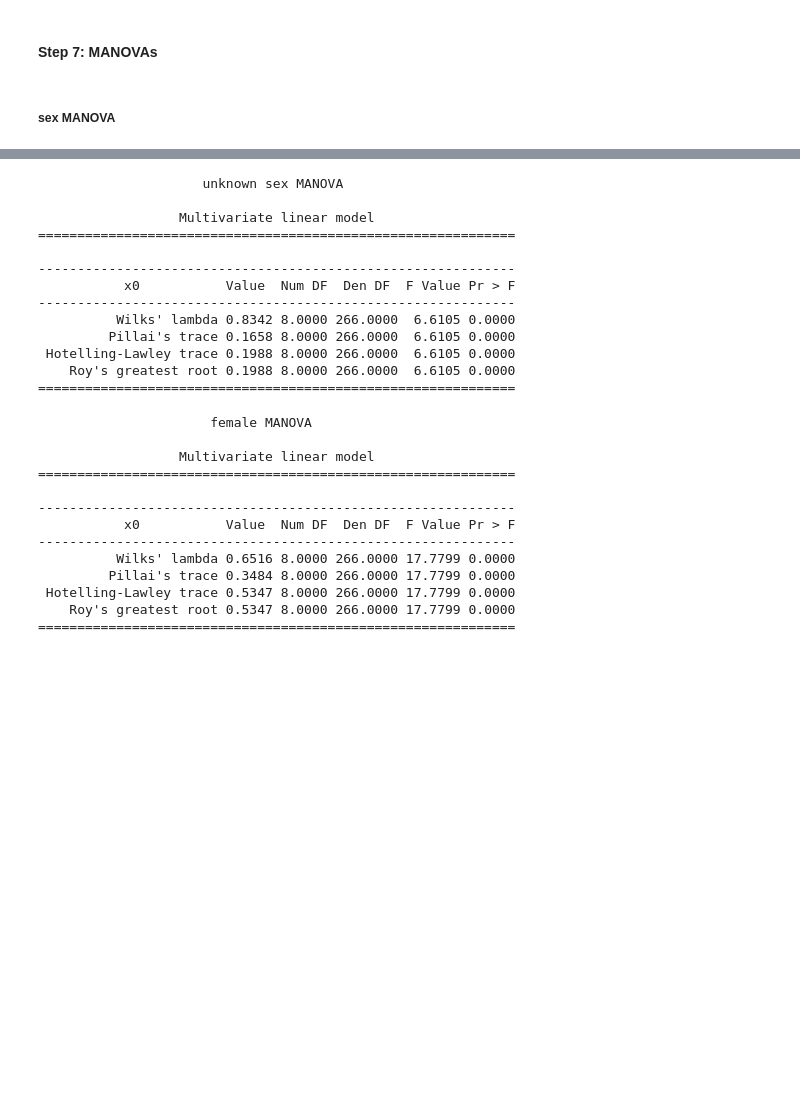
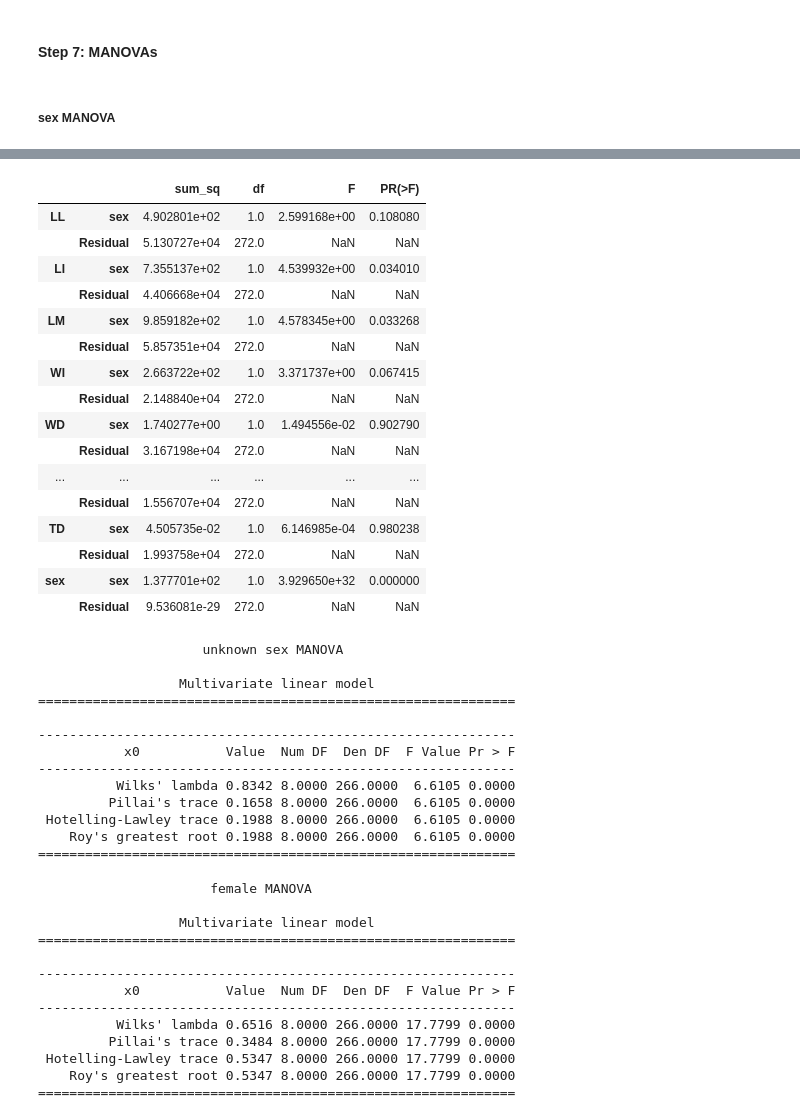
Before and after one commit to achilnos/Artiodactyla-Project, a Jupyter notebook: Artiodactyla clustering analysis.ipynb, the cells around one changed output, grey strips where cells are left out. Saved outputs shown, nothing was run; the diff lists cells and outputs as text; code cells hidden in the pictures; blank space fills up the shorter version.

Commit message:
Update Artiodactyla clustering analysis.ipynb
Working through some confusion mostly related to syntax and purpose of ANOVAs and MANOVAs.

```diff
--- a/Artiodactyla clustering analysis.ipynb
+++ b/Artiodactyla clustering analysis.ipynb
@@ -606,0 +530,66 @@ NameError: name 'tst_out' is not defined
+# %%
+#this apparently needs the values in the ANOVA to be numeric
+#just kidding, plot twist, the MANOVA was probably fine.
+#the key is to do the ANOVA within subgroups of the dataset (families) that
+#are similar, and use the MANOVA for the full dataset.
+#I need to make the types all numeric (weird, but hopefully will work)
+def X_y_ANOVA(df_lc):
+    y_col = df_lc.iloc[:,-1]
+    n_samples = df_lc.shape[0]
+    y_dummies = pd.get_dummies(df_lc.iloc[:,-1])
+    cat_formula = 'LL + LI + LM + WI + WD + TP + TI + TD ~ ' + list(df_lc.columns.values)[-1]
+    cat_formula = '{} ~ ' + list(df_lc.columns.values)[-1]
+    n_classes = len(y_col.unique())
+    y_title = df_lc.columns[-1]
+    y_c_l = y_col.tolist()
+
+    lst_cat_dfs = []
+    for num, cat in zip(range(n_classes), y_col.unique()):
+        #assign all values with cat to num
+        y_c_l = [num if x==cat else x for x in y_c_l]
+        #instead try to extract the data into separate dataframes by catagory membership
+        #cat_df = df_lc.groupby([cat])
+        #cat_df = df_lc[df_lc.iloc[:,-1] == cat]
+        #lst_cat_dfs.append(cat_df)
+        mask = df_lc.iloc[:,-1] == cat
+        #print(mask)
+        cat_df = df_lc[mask]
+        lst_cat_dfs.append(cat_df)
+
+    #for dataf in lst_cat_dfs:
+    #    print(dataf.shape)
+
+    #print(ss.f_oneway(lst_cat_dfs))
+    y_c_s = pd.Series(y_c_l)
+    df_lc.iloc[:,-1] = y_c_s.values
+
+    #for name_group in df.groupby(y_title):#change 'conditions'
+    #    samples = [condition[1] for condition in name_group[1].groupby(y_col.unique())['value']]
+    #    f_val, p_val = ss.f_oneway(*samples)
+    #    print('Name: {}, F value: {:.3f}, p value: {:.3f}'.format(name_group[0], f_val, p_val))
+
+    print(df_lc.head(30))
+
+    keys = []
+    tables = []
+    for variable in df_lc.columns:
+        print(variable)
+        model = ols(cat_formula.format(variable), data=df_lc).fit()
+        anova_table = sm.stats.anova_lm(model, typ=2)
+
+        keys.append(variable)
+        tables.append(anova_table)
+
+    df_anova = pd.concat(tables, keys=keys, axis=0)
+
+    #also do for manova
+
+    #lm = ols(cat_formula, data=df_lc).fit()
+    #table = sm.stats.anova.anova_lm
+    csv_name = y_title + ".csv"
+    #table.to_csv(csv_name, index=False)
+    return df_anova
+
+df_anova = X_y_ANOVA(df_lengths_sex.copy())
+df_anova
+# %% [output]
@@ -607 +613,18 @@ NameError: name 'tst_out' is not defined
+|  |  | sum_sq | df | F | PR(>F) |
+| LL | sex | 4.902801e+02 | 1.0 | 2.599168e+00 | 0.108080 |
+|  | Residual | 5.130727e+04 | 272.0 | NaN | NaN |
+| LI | sex | 7.355137e+02 | 1.0 | 4.539932e+00 | 0.034010 |
+|  | Residual | 4.406668e+04 | 272.0 | NaN | NaN |
+| LM | sex | 9.859182e+02 | 1.0 | 4.578345e+00 | 0.033268 |
+|  | Residual | 5.857351e+04 | 272.0 | NaN | NaN |
+| WI | sex | 2.663722e+02 | 1.0 | 3.371737e+00 | 0.067415 |
+|  | Residual | 2.148840e+04 | 272.0 | NaN | NaN |
+| WD | sex | 1.740277e+00 | 1.0 | 1.494556e-02 | 0.902790 |
+|  | Residual | 3.167198e+04 | 272.0 | NaN | NaN |
+| ... | ... | ... | ... | ... | ... |
+|  | Residual | 1.556707e+04 | 272.0 | NaN | NaN |
+| TD | sex | 4.505735e-02 | 1.0 | 6.146985e-04 | 0.980238 |
+|  | Residual | 1.993758e+04 | 272.0 | NaN | NaN |
+| sex | sex | 1.377701e+02 | 1.0 | 3.929650e+32 | 0.000000 |
+|  | Residual | 9.536081e-29 | 272.0 | NaN | NaN |
 # %%
```
Also changed, not shown: parts of 10 cells of this notebook.
